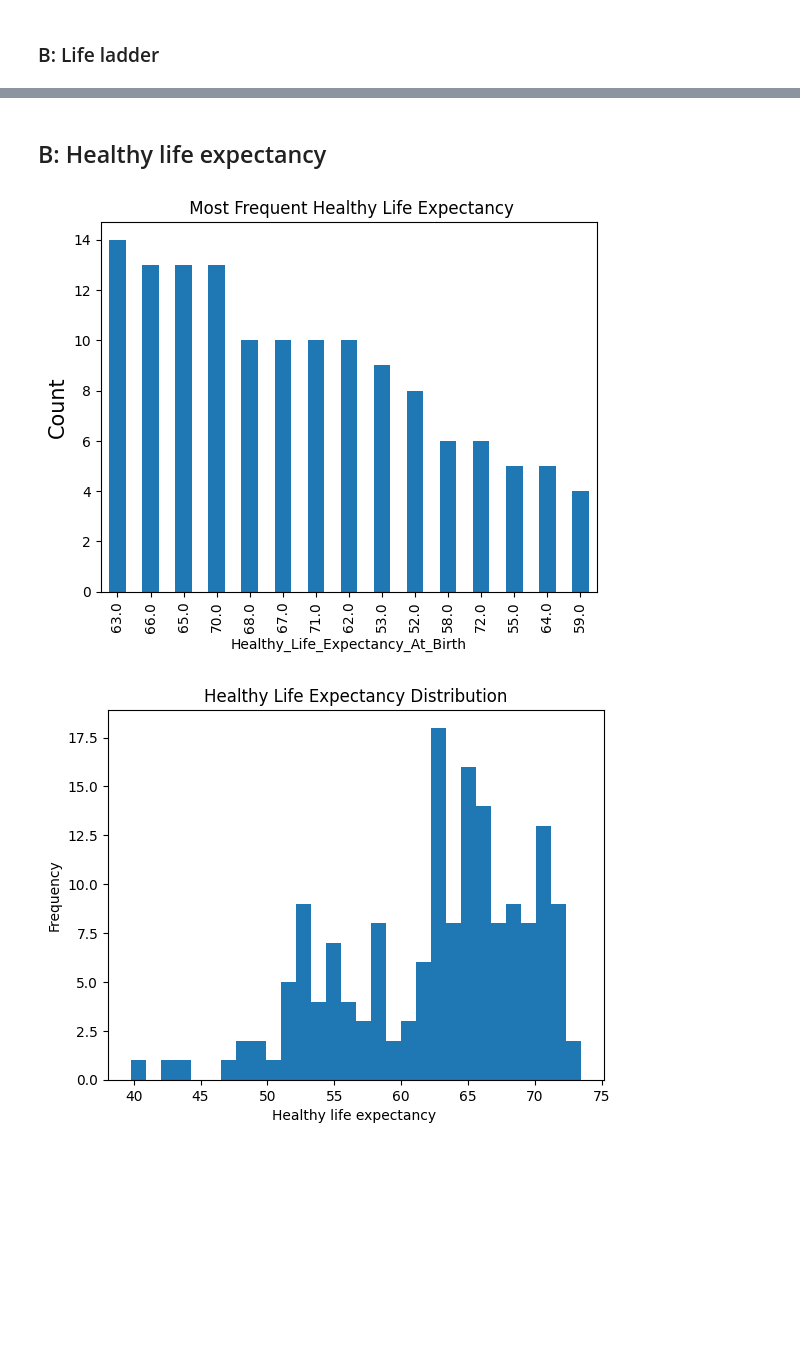
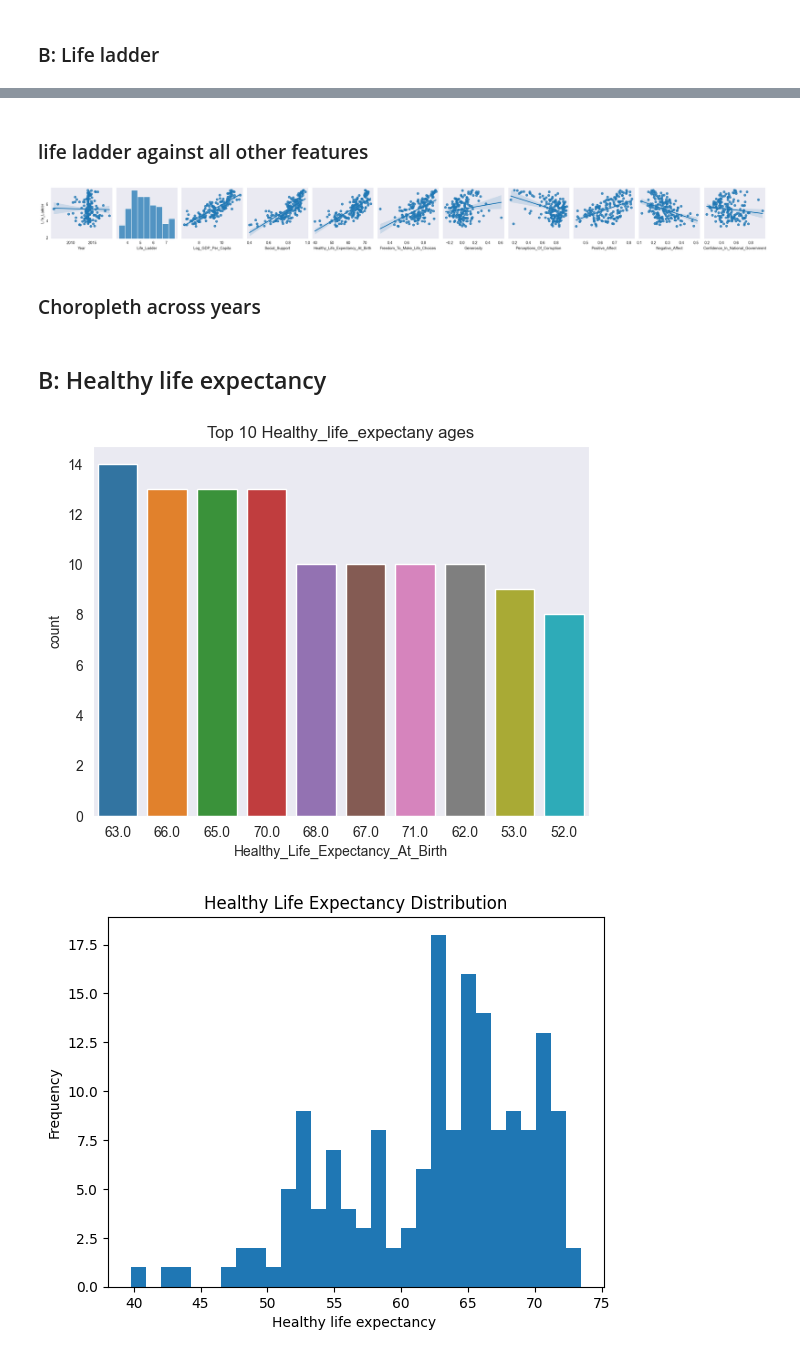
Before and after one commit to noob-noob1/Happiness-report, a Jupyter notebook: EDA.ipynb, the cells around one changed output, grey strips where cells are left out. Saved outputs shown, nothing was run; the diff lists cells and outputs as text; code cells hidden in the pictures; blank space fills up the shorter version.

```diff
--- a/EDA.ipynb
+++ b/EDA.ipynb
@@ -87,0 +94,10 @@ ax.set_xlabel("Life ladder",fontdict={"size": 15});
+# %% [markdown]
+### life ladder against all other features
+# %%
+
+sns.pairplot(World_happiness_avg, y_vars="Life_Ladder", kind= 'reg');
+# it can be seen that life ladder has linear relationships with (Log_GDP_Per_Capita, Social_Support, Healthy_Life_Expectancy_At_Birth, Freedom_To_Make_Life_Choices, Perceptions_Of_Corruption, Positive_Affect, Negative_Affect)
+# %% [output]
+[figure, added]
+# %% [markdown]
+### Choropleth across years
@@ -88,10 +114,10 @@ ax.set_xlabel("Life ladder",fontdict={"size": 15});
 # %% [markdown]
 ## B: Healthy life expectancy
-# %%
-ax= round(World_happiness_avg.Healthy_Life_Expectancy_At_Birth).value_counts().head(15).sort_values(ascending=False).plot(kind='bar', title= " Most Frequent Healthy Life Expectancy")
-ax.set_ylabel('Count', fontdict={"size": 15});
-# %% [output]
-[figure, removed]
+# %%
+Healthy= pd.DataFrame(round(World_happiness_avg.Healthy_Life_Expectancy_At_Birth).value_counts().head(15).sort_values(ascending=False).head(10))
+sns.barplot(data=Healthy, x=Healthy.index, y="count", order=Healthy.index).set(title='Top 10 Healthy_life_expectany ages');
+# %% [output]
+[figure, added]
 # %%
 ax =World_happiness_avg.Healthy_Life_Expectancy_At_Birth.plot(kind='hist', bins=30, title= "Healthy Life Expectancy Distribution")
 ax.set_xlabel("Healthy life expectancy ");
```
Also changed, not shown: parts of 23 cells of this notebook.
